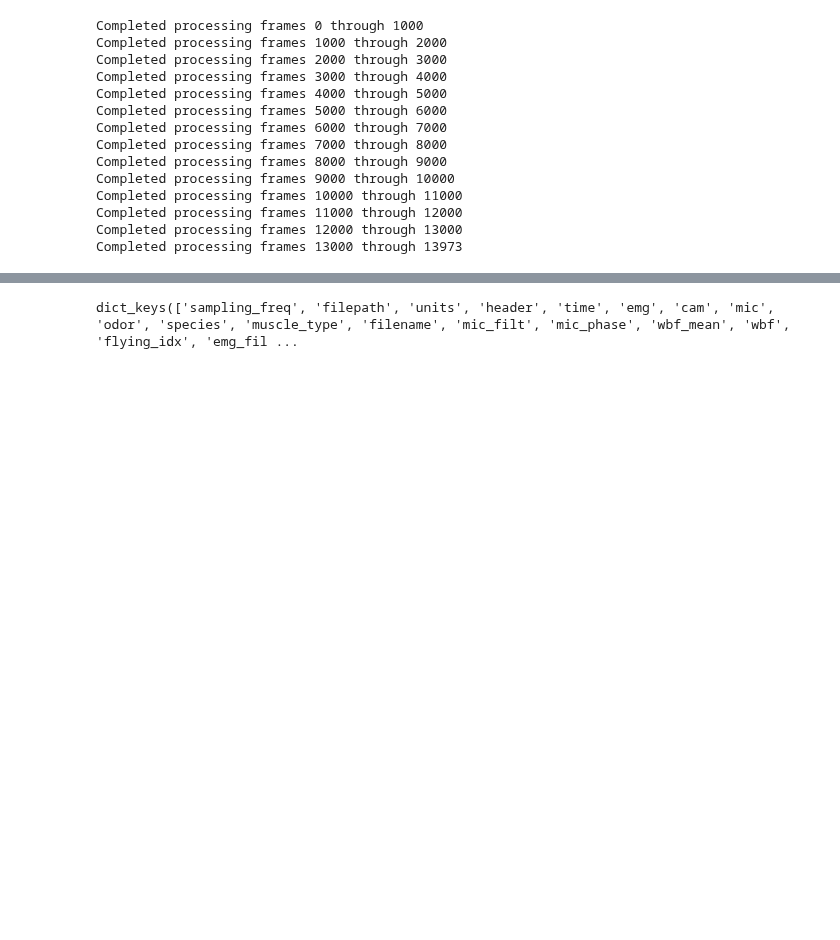
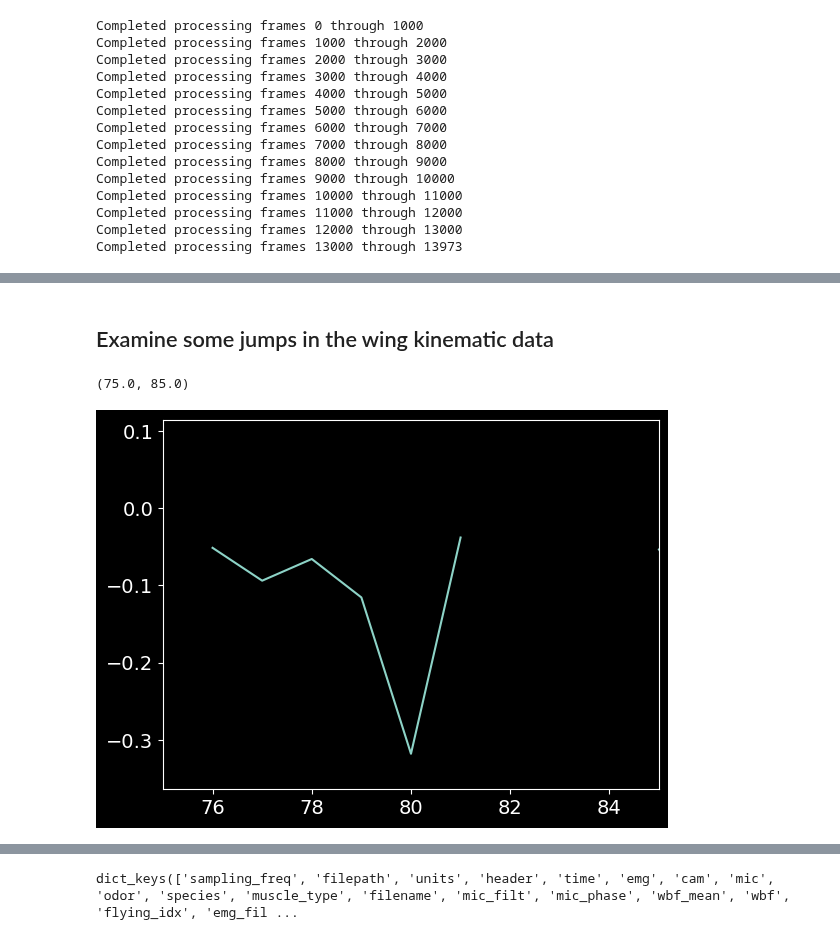
Before and after one commit to samcwhitehead/mosquito, a Jupyter notebook: scratch/test_kinefly_imitation_scratch.ipynb, the cells around one changed output, grey strips where cells are left out. Saved outputs shown, nothing was run; the diff lists cells and outputs as text; code cells hidden in the pictures; blank space fills up the shorter version.

```diff
--- a/scratch/test_kinefly_imitation_scratch.ipynb
+++ b/scratch/test_kinefly_imitation_scratch.ipynb
@@ -367,0 +383,9 @@ np.sum(test, axis=(1,2)).shape
+# %% [markdown]
+## Examine some jumps in the wing kinematic data
+# %%
+# look at a jump point
+plt.plot(wing_data['right']['angles_min'])
+plt.xlim([75, 85])
+# %% [output]
+(75.0, 85.0)
+[figure, added]
```
Also changed, not shown: parts of 23 cells of this notebook, 4 other files.
